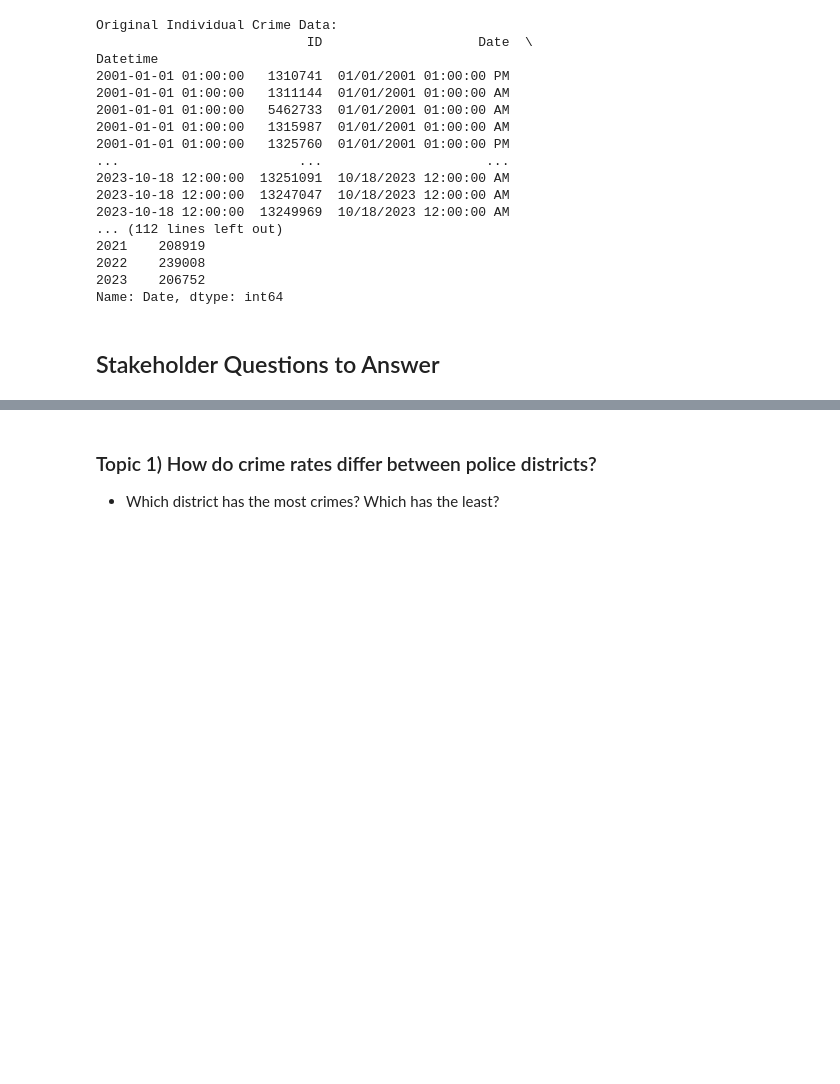
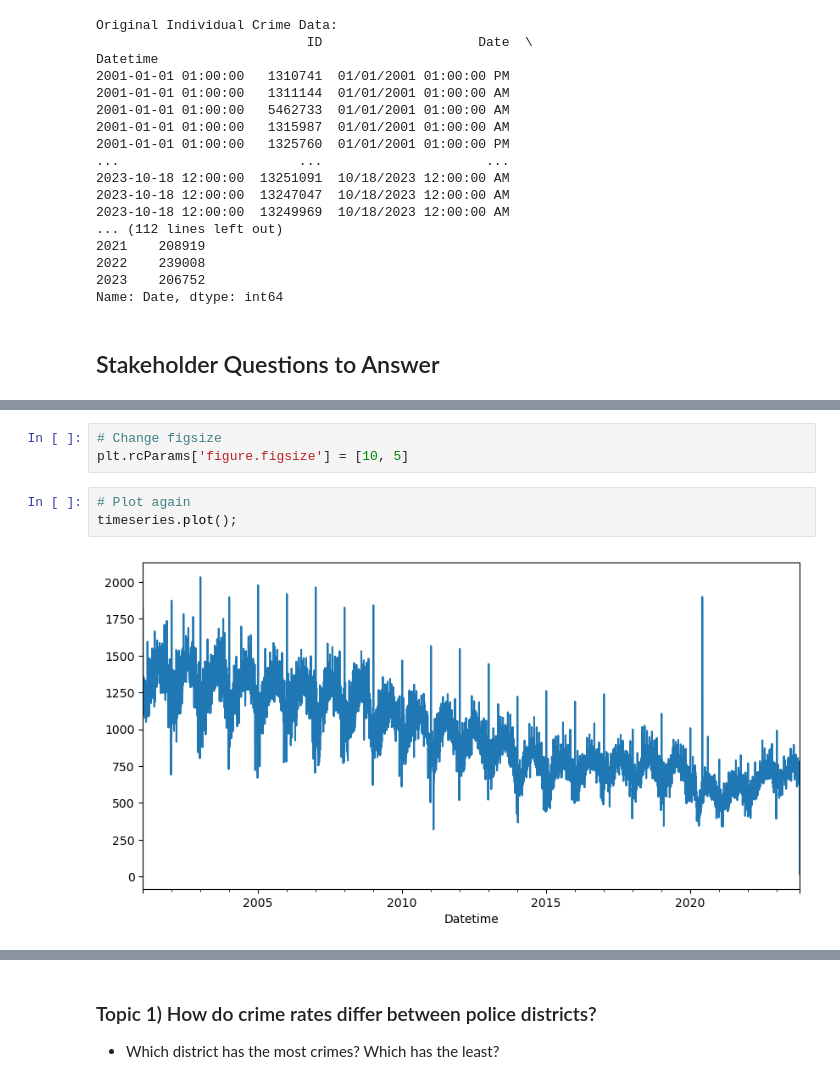
Before and after one commit to A-Kutscher/Chicago-Crime-Data, a Jupyter notebook: Chicago Crime Data -- AK.ipynb, the cells around one changed output, grey strips where cells are left out. Drawn from its saved outputs; the diff is of its cells as text; blank space fills up the shorter version.

```diff
--- a/Chicago Crime Data -- AK.ipynb
+++ b/Chicago Crime Data -- AK.ipynb
@@ -400,0 +530,8 @@ Name: Date, dtype: int64
+# %%
+# Change figsize
+plt.rcParams['figure.figsize'] = [10, 5]
+# %%
+# Plot again
+timeseries.plot();
+# %% [output]
+[figure, added]
```
Also changed, not shown: parts of 37 cells of this notebook.
